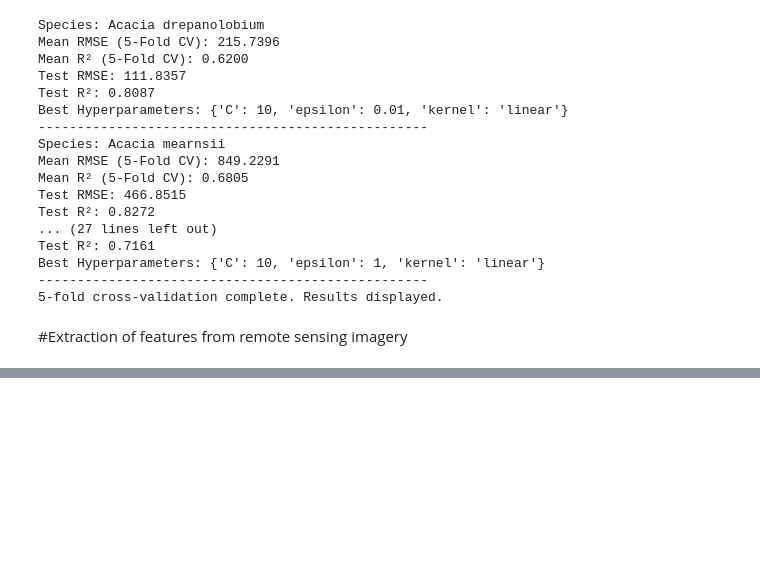
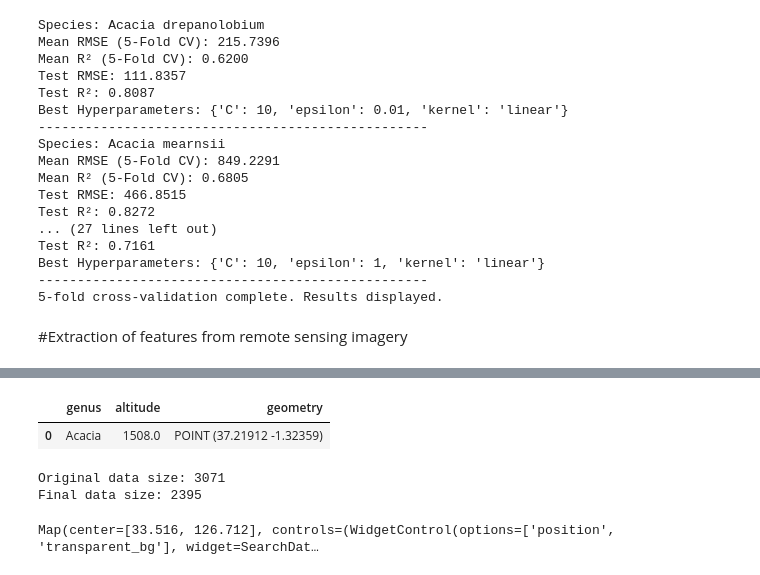
Before and after one commit to irungus/Dessertation, a Jupyter notebook: Remote Sensing Extraction.ipynb, the cells around one changed output, grey strips where cells are left out. Cells and saved outputs as stored; diff of their text form; code cells hidden in the pictures; blank space fills up the shorter version.

```diff
--- a/Remote Sensing Extraction.ipynb
+++ b/Remote Sensing Extraction.ipynb
@@ -1222,0 +1257,16 @@ Best Hyperparameters: {'C': 10, 'epsilon': 1, 'kernel': 'linear'}
+# %%
+# Convert DataFrame to GeoDataFrame
+gdf = gpd.GeoDataFrame(
+    df,
+    geometry=gpd.points_from_xy(df.longitude,
+                                df.latitude),
+    crs="EPSG:4326"
+)[["FID","genus", "altitude", "geometry"]]
+
+# Convert GeoDataFrame to GeoPackage (requires pycrs module)
+%pip install -U -q pycrs
+gdf.to_file("genus.gpkg", driver="GPKG")
+gdf = gpd.read_file("genus.gpkg")
+
+gdf.head(1)  # Display the first row of the GeoDataFrame
+# %% [output]
@@ -1222,0 +1275,2 @@ Best Hyperparameters: {'C': 10, 'epsilon': 1, 'kernel': 'linear'}
+|  | genus | altitude | geometry |
+| 0 | Acacia | 1508.0 | POINT (37.21912 -1.32359) |
@@ -1222,0 +1283,41 @@ Best Hyperparameters: {'C': 10, 'epsilon': 1, 'kernel': 'linear'}
+# %%
+def remove_duplicates(data, grain_size):
+    # Select one occurrence record per pixel at the chosen spatial resolution
+    random_raster = ee.Image.random().reproject("EPSG:4326", None, grain_size)
+    rand_point_vals = random_raster.sampleRegions(
+        collection=ee.FeatureCollection(data), geometries=True
+    )
+    return rand_point_vals.distinct("random")
+
+
+data = remove_duplicates(data_raw, grain_size)
+
+# Before selection and after selection
+print("Original data size:", data_raw.size().getInfo())
+print("Final data size:", data.size().getInfo())
+# %% [output]
+Original data size: 3071
+Final data size: 2395
+# %%
+# Visualization of geographic sampling bias before (blue) and after (red) preprocessing
+Map = geemap.Map(layout={"height": "400px", "width": "800px"})
+
+# Add the random raster layer
+random_raster = ee.Image.random().reproject("EPSG:4326", None, grain_size)
+Map.addLayer(
+    random_raster,
+    {"min": 0, "max": 1, "palette": ["black", "white"], "opacity": 0.5},
+    "Random Raster",
+)
+
+# Add the original data layer in blue
+Map.addLayer(data_raw, {"color": "blue"}, "Original data")
+
+# Add the final data layer in red
+Map.addLayer(data, {"color": "red"}, "Final data")
+
+# Set the center of the map to the coordinates
+Map.setCenter(126.712, 33.516, 14)
+Map
+# %% [output]
+Map(center=[33.516, 126.712], controls=(WidgetControl(options=['position', 'transparent_bg'], widget=SearchDat…
```
Also changed, not shown: parts of 10 cells of this notebook.
